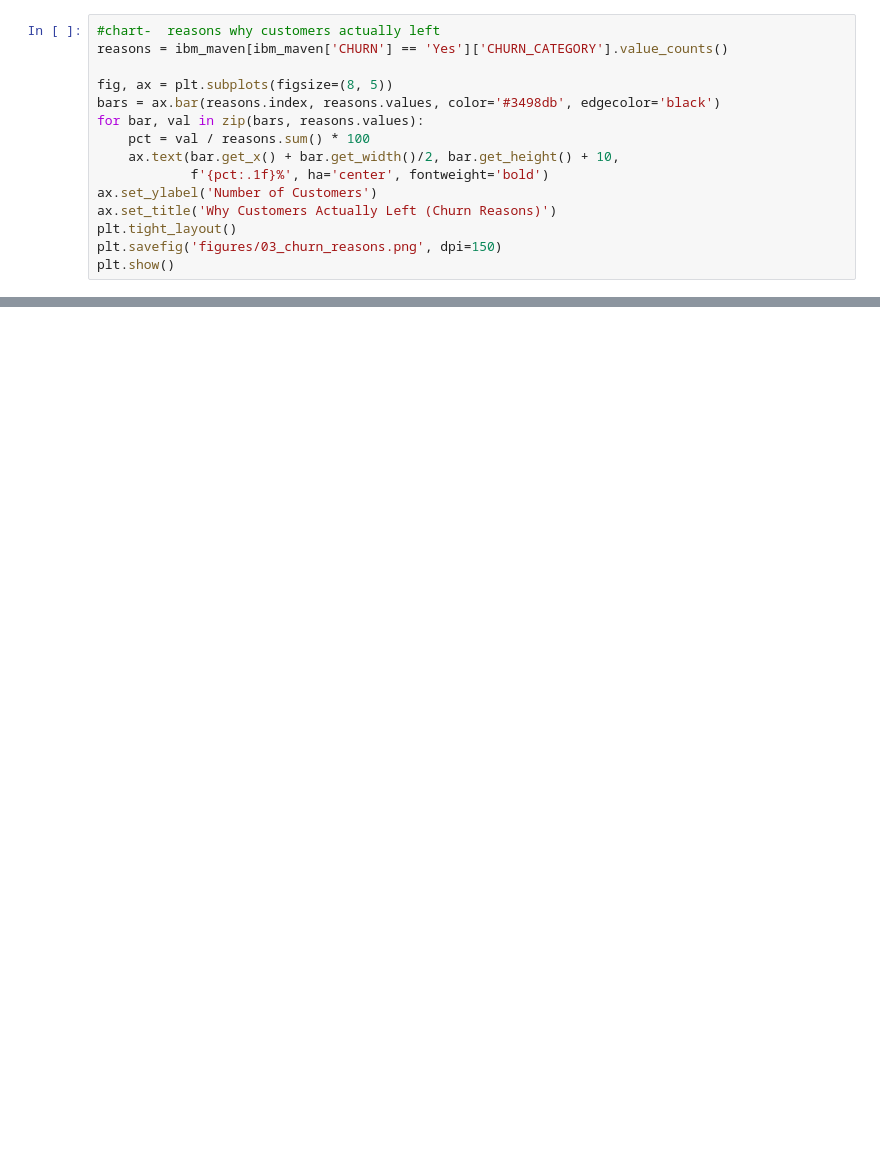
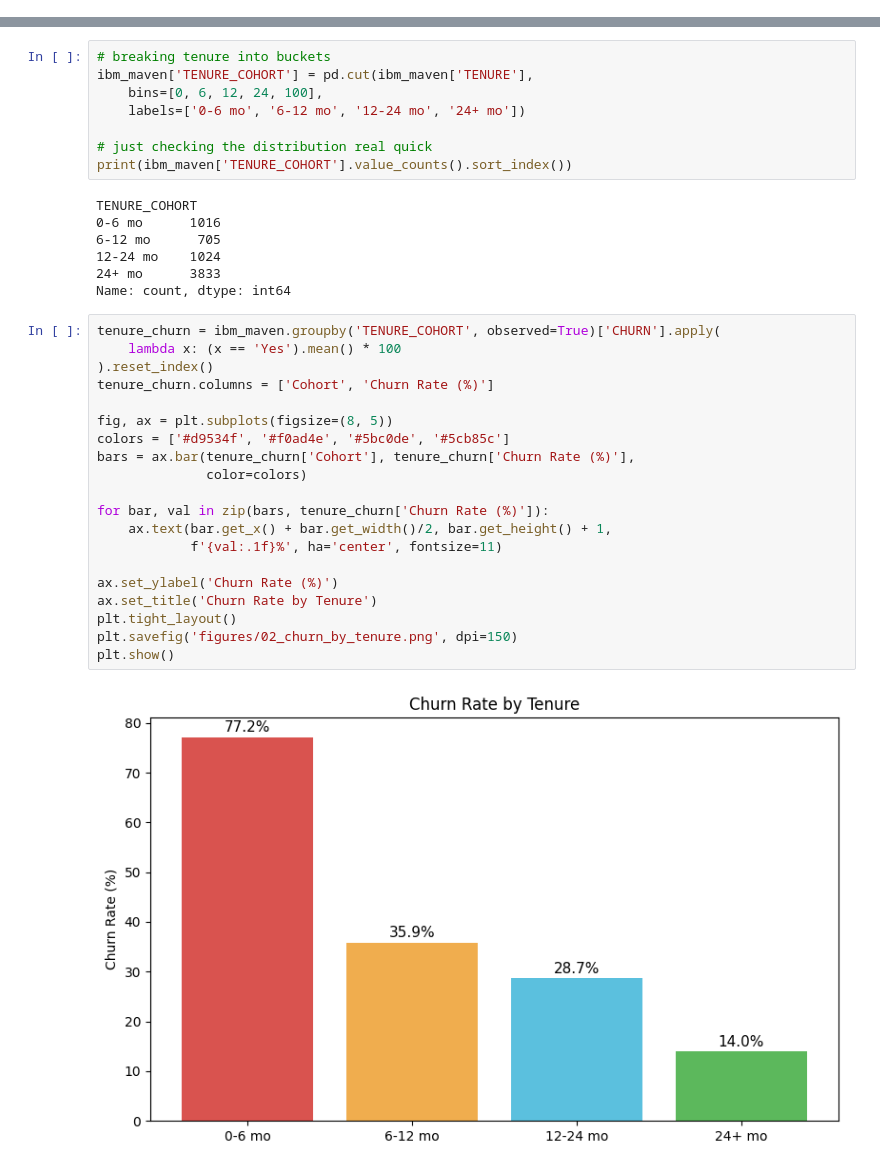
Before and after one commit to athulyabiju23/telecom_churn_analysis, a Jupyter notebook: notebooks/Phase2_EDA.ipynb, the cells around one changed output, grey strips where cells are left out. Saved outputs shown, nothing was run; the diff lists cells and outputs as text; blank space fills up the shorter version.

```diff
--- a/notebooks/Phase2_EDA.ipynb
+++ b/notebooks/Phase2_EDA.ipynb
@@ -151,15 +0,0 @@ plt.show()
-# %%
-#chart-  reasons why customers actually left
-reasons = ibm_maven[ibm_maven['CHURN'] == 'Yes']['CHURN_CATEGORY'].value_counts()
-
-fig, ax = plt.subplots(figsize=(8, 5))
-bars = ax.bar(reasons.index, reasons.values, color='#3498db', edgecolor='black')
-for bar, val in zip(bars, reasons.values):
-    pct = val / reasons.sum() * 100
-    ax.text(bar.get_x() + bar.get_width()/2, bar.get_height() + 10,
-            f'{pct:.1f}%', ha='center', fontweight='bold')
-ax.set_ylabel('Number of Customers')
-ax.set_title('Why Customers Actually Left (Churn Reasons)')
-plt.tight_layout()
-plt.savefig('figures/03_churn_reasons.png', dpi=150)
-plt.show()
@@ -222,0 +134,37 @@ plt.show()
+# %%
+# breaking tenure into buckets
+ibm_maven['TENURE_COHORT'] = pd.cut(ibm_maven['TENURE'],
+    bins=[0, 6, 12, 24, 100],
+    labels=['0-6 mo', '6-12 mo', '12-24 mo', '24+ mo'])
+
+# just checking the distribution real quick
+print(ibm_maven['TENURE_COHORT'].value_counts().sort_index())
+# %% [output]
+TENURE_COHORT
+0-6 mo      1016
+6-12 mo      705
+12-24 mo    1024
+24+ mo      3833
+Name: count, dtype: int64
+# %%
+tenure_churn = ibm_maven.groupby('TENURE_COHORT', observed=True)['CHURN'].apply(
+    lambda x: (x == 'Yes').mean() * 100
+).reset_index()
+tenure_churn.columns = ['Cohort', 'Churn Rate (%)']
+
+fig, ax = plt.subplots(figsize=(8, 5))
+colors = ['#d9534f', '#f0ad4e', '#5bc0de', '#5cb85c']
+bars = ax.bar(tenure_churn['Cohort'], tenure_churn['Churn Rate (%)'],
+              color=colors)
+
+for bar, val in zip(bars, tenure_churn['Churn Rate (%)']):
+    ax.text(bar.get_x() + bar.get_width()/2, bar.get_height() + 1,
+            f'{val:.1f}%', ha='center', fontsize=11)
+
+ax.set_ylabel('Churn Rate (%)')
+ax.set_title('Churn Rate by Tenure')
+plt.tight_layout()
+plt.savefig('figures/02_churn_by_tenure.png', dpi=150)
+plt.show()
+# %% [output]
+[figure, added]
```
Also changed, not shown: parts of 43 cells of this notebook, 19 other files.
